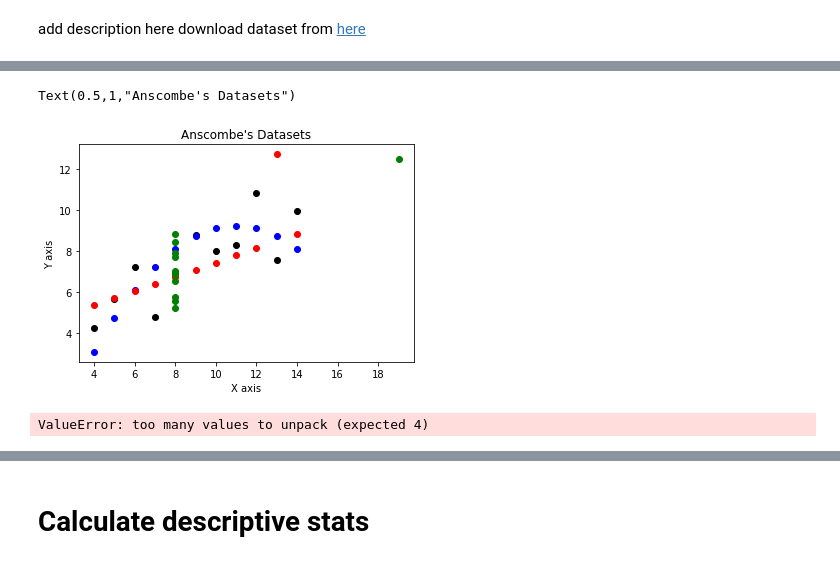
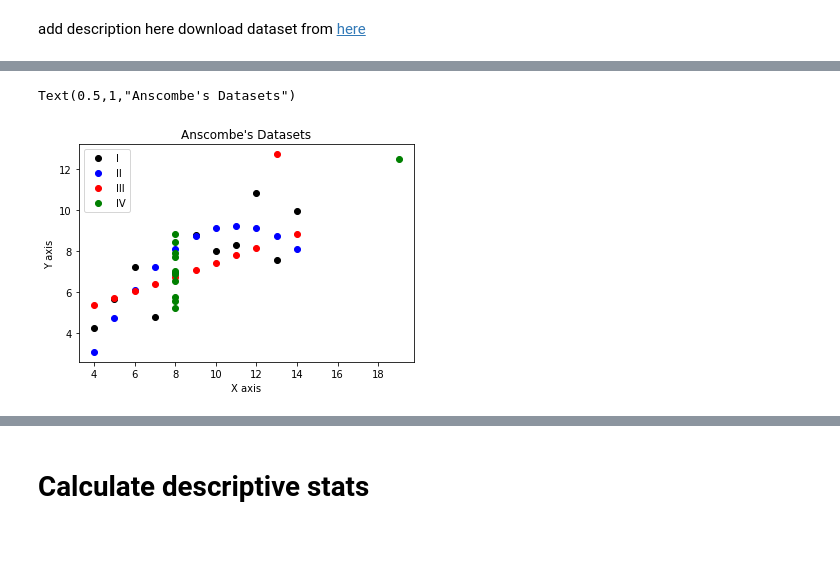
Before and after one commit to Osheah/foda-anscombe, a Jupyter notebook: anscombe.ipynb, the cells around one changed output, grey strips where cells are left out. Saved outputs shown, nothing was run; the diff lists cells and outputs as text; code cells hidden in the pictures.

```diff
--- a/anscombe.ipynb
+++ b/anscombe.ipynb
@@ -37,6 +82,10 @@ plot the data
 # %%
-plt.plot(df[['X1']], df[['Y1']], 'ko')
+x1 = np.array(df['X1'])
+y1 = np.array(df['Y1'])
+
+plt.plot(x1, y1, 'ko')
 plt.xlabel('X axis')
 plt.ylabel('Y axis')
-plt.title('Dataset I')
+plt.title('Anscombe\'s Dataset I')
+plt.show()
 # %% [output]
@@ -45,6 +130,10 @@ Text(0.5,1,'Dataset I')
 # %%
-plt.plot(df[['X2']], df[['Y2']], 'ko')
+x2 = np.array(df['X2'])
+y2 = np.array(df['Y2'])
+
+plt.plot(x2, y2, 'bo')
 plt.xlabel('X axis')
 plt.ylabel('Y axis')
-plt.title('Dataset II')
+plt.title('Anscombe\'s Dataset II')
+plt.show()
 # %% [output]
@@ -53,6 +216,10 @@ plt.title('Dataset II')
 # %%
-plt.plot(df[['X3']], df[['Y3']], 'ko')
+x3 = np.array(df['X3'])
+y3 = np.array(df['Y3'])
+
+plt.plot(x3, y3, 'ro')
 plt.xlabel('X axis')
 plt.ylabel('Y axis')
-plt.title('Dataset III')
+plt.title('Anscombe\'s Dataset II')
+plt.show()
 # %% [output]
@@ -61,6 +262,10 @@ plt.title('Dataset III')
 # %%
-plt.plot(df[['X4']], df[['Y4']],'ko')
+x4 = np.array(df['X4'])
+y4 = np.array(df['Y4'])
+
+plt.plot(x4, y4, 'go')
 plt.xlabel('X axis')
 plt.ylabel('Y axis')
-plt.title('Dataset IV')
+plt.title('Anscombe\'s Dataset II')
+plt.show()
 # %% [output]
@@ -69,17 +307,12 @@ plt.title('Dataset IV')
 # %%
-plt.plot(df[['X1']], df[['Y1']], 'ko')
-plt.plot(df[['X2']], df[['Y2']], 'bo')
-plt.plot(df[['X3']], df[['Y3']], 'ro')
-plt.plot(df[['X4']], df[['Y4']], 'go')
+plt.plot(x1, y1, 'ko', label = "I")
+plt.plot(x2, y2, 'bo', label = "II" )
+plt.plot(x3, y3, 'ro', label = "III")
+plt.plot(x4, y4, 'go', label = "IV")
+plt.legend()
 plt.xlabel('X axis')
 plt.ylabel('Y axis')
 plt.title('Anscombe\'s Datasets')
 # %% [output]
 Text(0.5,1,"Anscombe's Datasets")
-[figure, old version]
+[figure, new version]
-# %%
-X=df[['X1']]
-Y=df[['Y1']]
-stats.linregress(X,Y)
-# %% [output]
-ValueError: too many values to unpack (expected 4)
```
Also changed, not shown: parts of 27 cells of this notebook, 1 other file.
